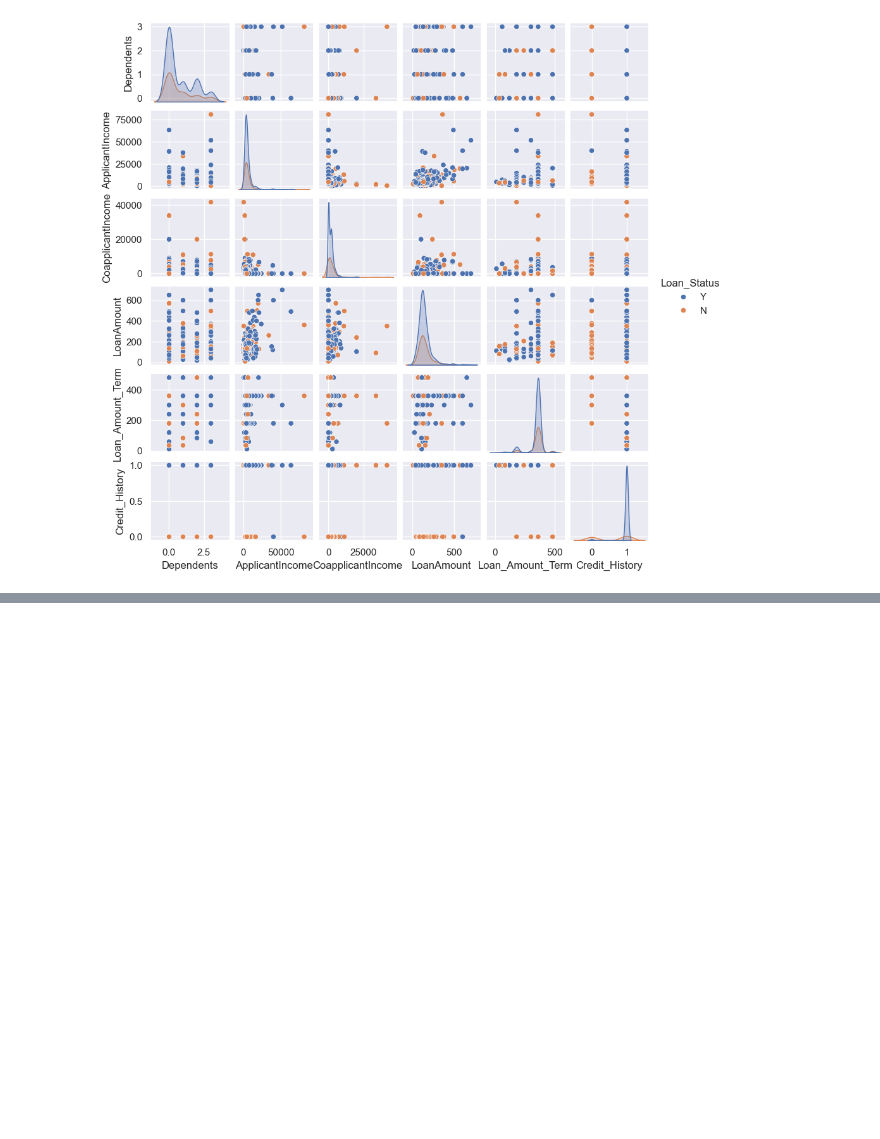
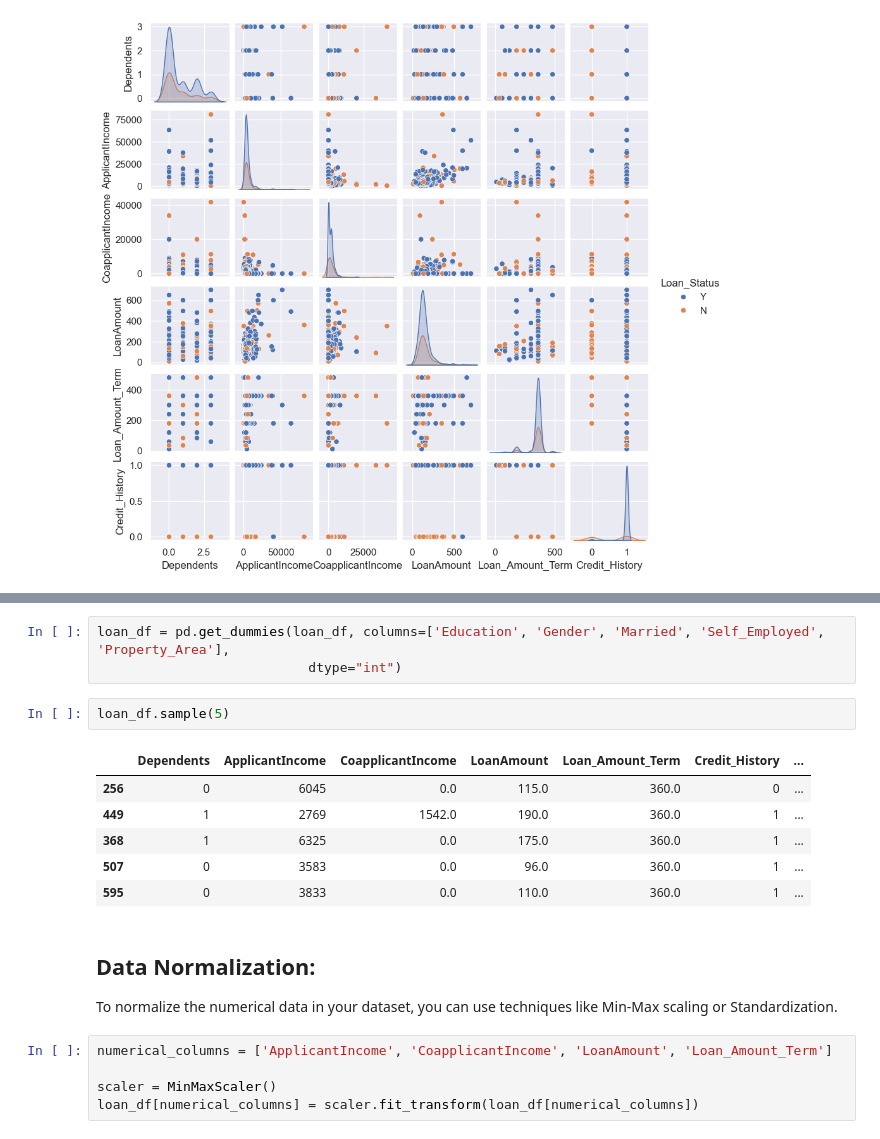
Before and after one commit to AliMSHGH/Loan_eligibility_prediction, a Jupyter notebook: Loan_eligibility_prediction.ipynb, the cells around one changed output, grey strips where cells are left out. Saved outputs shown, nothing was run; the diff lists cells and outputs as text; blank space fills up the shorter version.

```diff
--- a/Loan_eligibility_prediction.ipynb
+++ b/Loan_eligibility_prediction.ipynb
@@ -132,0 +165,20 @@ sns.pairplot(loan_df, hue='Loan_Status', height=1.5);
+# %%
+loan_df = pd.get_dummies(loan_df, columns=['Education', 'Gender', 'Married', 'Self_Employed', 'Property_Area'],
+                           dtype="int")
+# %%
+loan_df.sample(5)
+# %% [output]
+|  | Dependents | ApplicantIncome | CoapplicantIncome | LoanAmount | Loan_Amount_Term | Credit_History | ... |
+| 256 | 0 | 6045 | 0.0 | 115.0 | 360.0 | 0 | ... |
+| 449 | 1 | 2769 | 1542.0 | 190.0 | 360.0 | 1 | ... |
+| 368 | 1 | 6325 | 0.0 | 175.0 | 360.0 | 1 | ... |
+| 507 | 0 | 3583 | 0.0 | 96.0 | 360.0 | 1 | ... |
+| 595 | 0 | 3833 | 0.0 | 110.0 | 360.0 | 1 | ... |
+# %% [markdown]
+## Data Normalization:
+To normalize the numerical data in your dataset, you can use techniques like Min-Max scaling or Standardization.
+# %%
+numerical_columns = ['ApplicantIncome', 'CoapplicantIncome', 'LoanAmount', 'Loan_Amount_Term']
+
+scaler = MinMaxScaler()
+loan_df[numerical_columns] = scaler.fit_transform(loan_df[numerical_columns])
```
Also changed, not shown: parts of 15 cells of this notebook.
